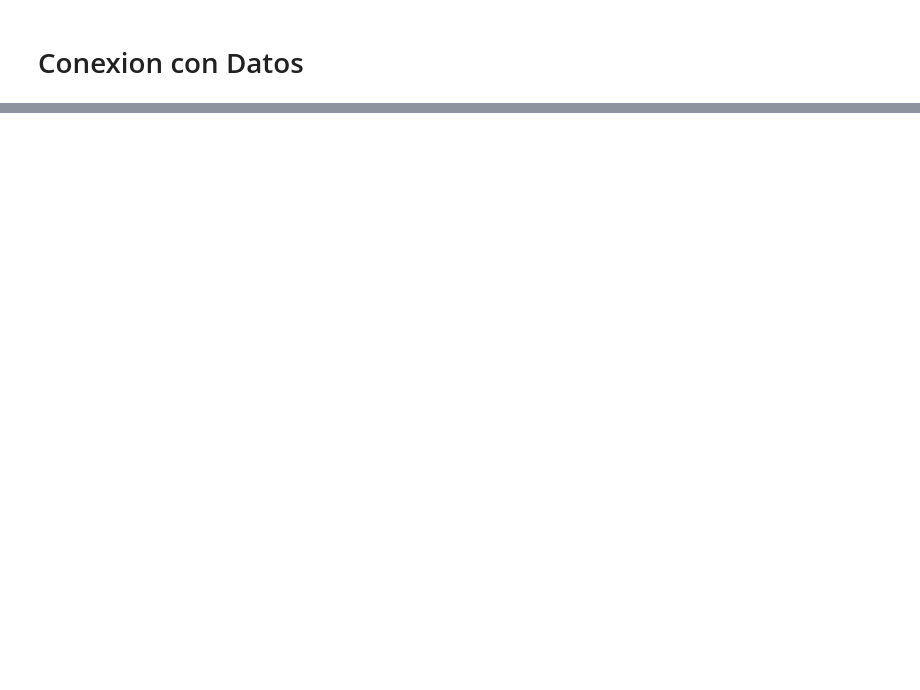
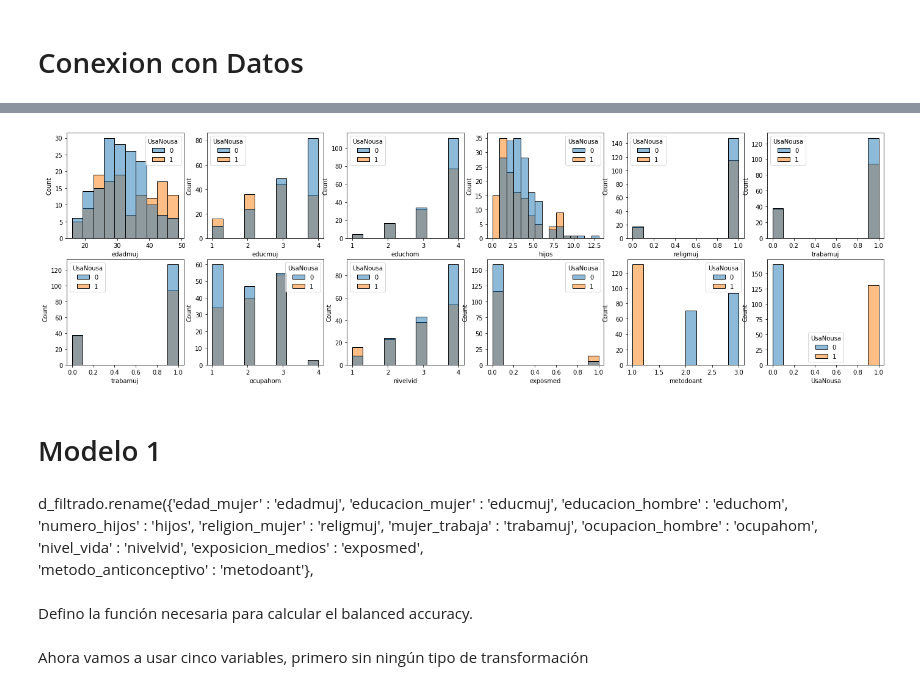
Before and after one commit to hcgalvan/UBA-labodedatos, a Jupyter notebook: Ejercitacion_2.ipynb, the cells around one changed output, grey strips where cells are left out. Saved outputs shown, nothing was run; the diff lists cells and outputs as text; code cells hidden in the pictures; blank space fills up the shorter version.

```diff
--- a/Ejercitacion_2.ipynb
+++ b/Ejercitacion_2.ipynb
@@ -24,0 +75,26 @@ Mounted at /content/drive
+# %%
+d_filtrado = d[['edad_mujer',
+                'educacion_mujer',
+                'educacion_hombre',
+                'numero_hijos',
+                'religion_mujer',
+                'mujer_trabaja',
+                'ocupacion_hombre',
+                'nivel_vida',
+                'exposicion_medios',
+                'metodo_anticonceptivo']].dropna().copy() # Nos quedamos con ciertos campos del data set, para facilitar el trabajo. Y para limitarlo.
+                                                  # Notar que primero aplicamos el método .dropna() para eliminar filas que tengan alguna columna con NaN
+                                                  # Ademas, el metodo copy() nos asegura que estemos creando un nuevo dataframe
+d_filtrado.rename({'edad_mujer' : 'edadmuj',
+                   'educacion_mujer' : 'educmuj',
+                   'educacion_hombre' : 'educhom',
+                   'numero_hijos' : 'hijos',
+                   'religion_mujer' : 'religmuj',
+                   'mujer_trabaja' : 'trabamuj',
+                   'ocupacion_hombre' : 'ocupahom',
+                   'nivel_vida' : 'nivelvid',
+                   'exposicion_medios' : 'exposmed',
+                   'metodo_anticonceptivo' : 'metodoant'},
+                  axis = 1,
+                  inplace = True) # Esto toma como input un diccionario en el cual las llaves son los nombres actuales de columnas, y los valores los nombres nuevos (a los que queremos renombrar)
+                                  # axis = 1 es porque queremos renombrar columnas, y inplace=True es porque queremos "pisar" el dataframe al renombrarlo
@@ -24,0 +118,6 @@ Mounted at /content/drive
+# %%
+d_filtrado['UsaNousa'] = 1 # empezamos con una columna llena de 1.
+indice =  d_filtrado['metodoant'] > 1  # esto me da los valores del indice para los cuales ha utilizado metodo anticonceptivo mayor a 1
+d_filtrado.loc[indice, 'UsaNousa'] = 0 # entonces para esos valores del indice pongo 0, porque ha utilizado métodos anticonceptivos
+
+d_filtrado['UsaNousa'].value_counts()
@@ -24,0 +139,24 @@ Mounted at /content/drive
+# %%
+fig, axs = plt.subplots(nrows=2, ncols=6, figsize=(24,7))
+for i in np.arange(0,6,1):
+    sbn.histplot(data=d_filtrado, x=d_filtrado.columns[i], hue=y, ax = axs[0,i])
+    axs[0,i].set_xlabel(d_filtrado.columns[i])
+    sbn.histplot(data=d_filtrado, x=d_filtrado.columns[i+5], hue=y, ax=axs[1,i])
+    axs[1,i].set_xlabel(d_filtrado.columns[i+5])
+# %% [output]
+[figure, added]
+# %% [markdown]
+# Modelo 1
+# %% [markdown]
+d_filtrado.rename({'edad_mujer' : 'edadmuj',
+                   'educacion_mujer' : 'educmuj',
+                   'educacion_hombre' : 'educhom',
+                   'numero_hijos' : 'hijos',
+                   'religion_mujer' : 'religmuj',
+                   'mujer_trabaja' : 'trabamuj',
+                   'ocupacion_hombre' : 'ocupahom',
+                   'nivel_vida' : 'nivelvid',
+                   'exposicion_medios' : 'exposmed',
+                   'metodo_anticonceptivo' : 'metodoant'},
+# %% [markdown]
+Defino la función necesaria para calcular el balanced accuracy.
@@ -24,0 +168,2 @@ Mounted at /content/drive
+# %% [markdown]
+Ahora vamos a usar cinco variables, primero sin ningún tipo de transformación
```
Also changed, not shown: parts of 28 cells of this notebook.
